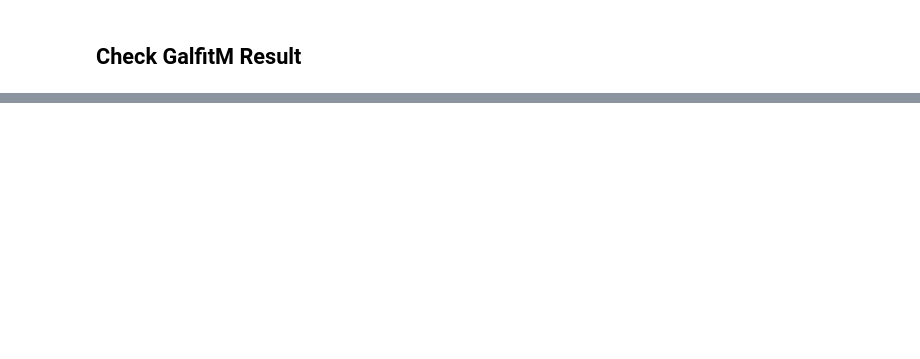
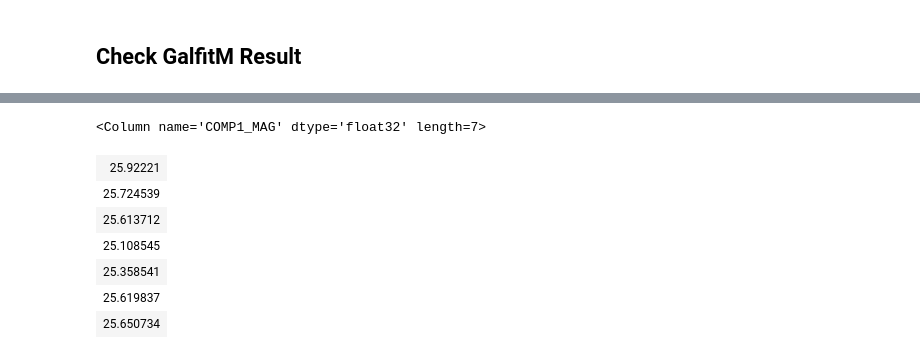
Before and after one commit to Cereal137/GalfitModified, a Jupyter notebook: 4dothefit.ipynb, the cells around one changed output, grey strips where cells are left out. Drawn from its saved outputs; the diff is of its cells as text; code cells hidden in the pictures; blank space fills up the shorter version.

```diff
--- a/4dothefit.ipynb
+++ b/4dothefit.ipynb
@@ -186,0 +144,11 @@ EGS-21843
+# %%
+tab_finalband['COMP1_MAG']
+# %% [output]
+<Column name='COMP1_MAG' dtype='float32' length=7>
+| 25.92221 |
+| 25.724539 |
+| 25.613712 |
+| 25.108545 |
+| 25.358541 |
+| 25.619837 |
+| 25.650734 |
```
Also changed, not shown: parts of 11 cells of this notebook, 17 other files.
